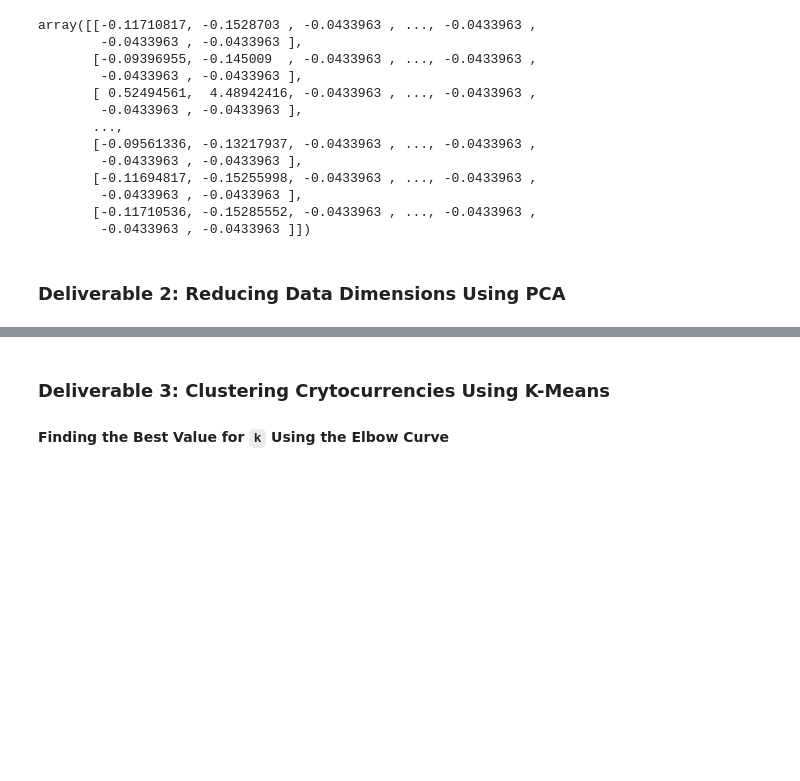
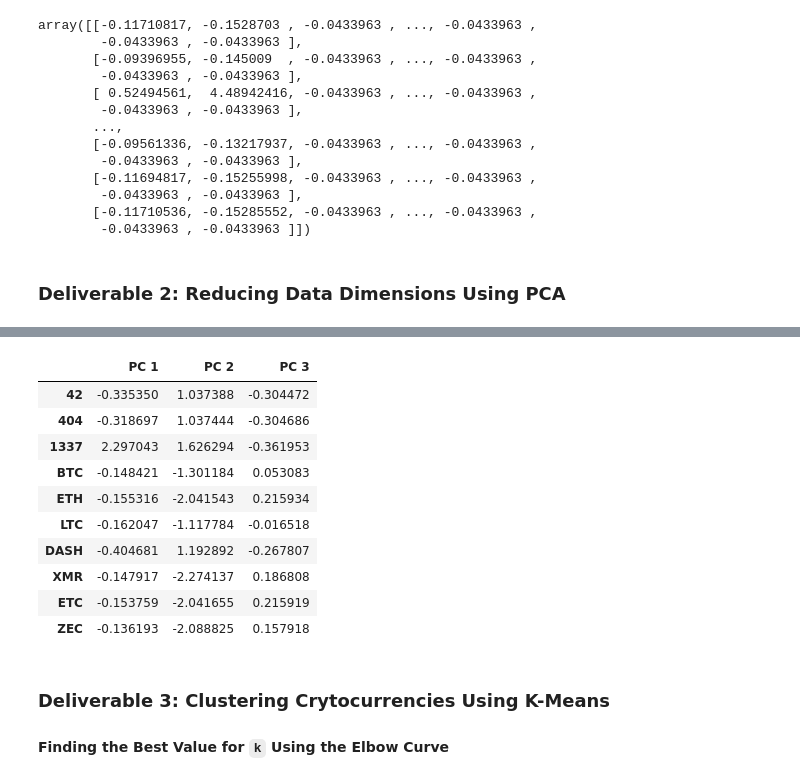
Before and after one commit to Sylvain-SF/Cryptocurrencies, a Jupyter notebook: crypto_clustering.ipynb, the cells around one changed output, grey strips where cells are left out. Cells and saved outputs as stored; diff of their text form; code cells hidden in the pictures; blank space fills up the shorter version.

```diff
--- a/crypto_clustering.ipynb
+++ b/crypto_clustering.ipynb
@@ -215,5 +215,8 @@ array([[-0.11710817, -0.1528703 , -0.0433963 , ..., -0.0433963 ,
 ### Deliverable 2: Reducing Data Dimensions Using PCA
 # %%
 # Using PCA to reduce dimension to three principal components.
-# YOUR CODE HERE
+pca = PCA(n_components = 3)
+pca
+X_pca = pca.fit_transform(X_scaled)
+X_pca
 # %% [output]
@@ -243,3 +230,22 @@ array([[-0.33285464,  1.0383583 , -0.56494435],
+# %%
+# Use index from crypto dataframe:
+index = X.index.tolist()
+
+# Create a DataFrame with the three principal components.
+pcs_df = pd.DataFrame(data = X_pca, columns =["PC 1", "PC 2", "PC 3"], index = index)
+pcs_df.head(10)
+# %% [output]
+|  | PC 1 | PC 2 | PC 3 |
+| 42 | -0.335350 | 1.037388 | -0.304472 |
+| 404 | -0.318697 | 1.037444 | -0.304686 |
+| 1337 | 2.297043 | 1.626294 | -0.361953 |
+| BTC | -0.148421 | -1.301184 | 0.053083 |
+| ETH | -0.155316 | -2.041543 | 0.215934 |
+| LTC | -0.162047 | -1.117784 | -0.016518 |
+| DASH | -0.404681 | 1.192892 | -0.267807 |
+| XMR | -0.147917 | -2.274137 | 0.186808 |
+| ETC | -0.153759 | -2.041655 | 0.215919 |
+| ZEC | -0.136193 | -2.088825 | 0.157918 |
 # %% [markdown]
 ### Deliverable 3: Clustering Crytocurrencies Using K-Means
 
```
Also changed, not shown: parts of 2 cells of this notebook.
